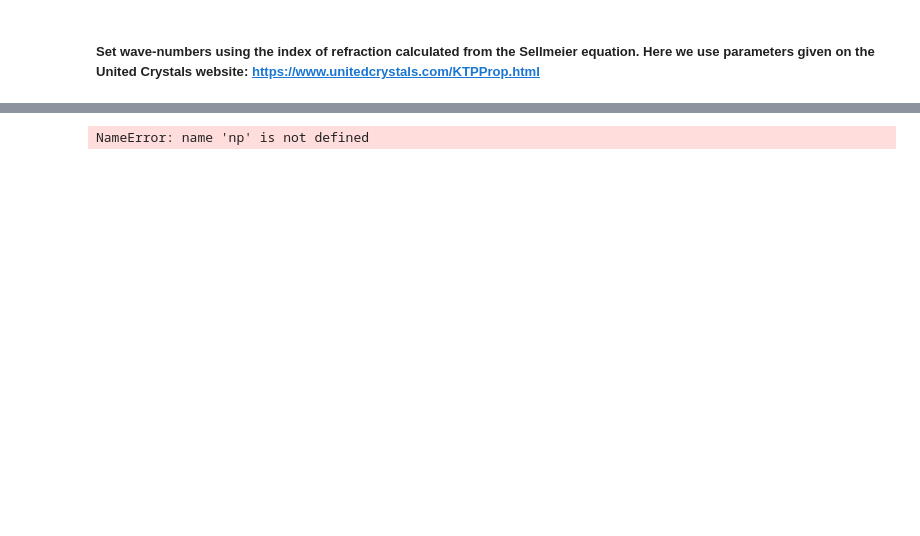
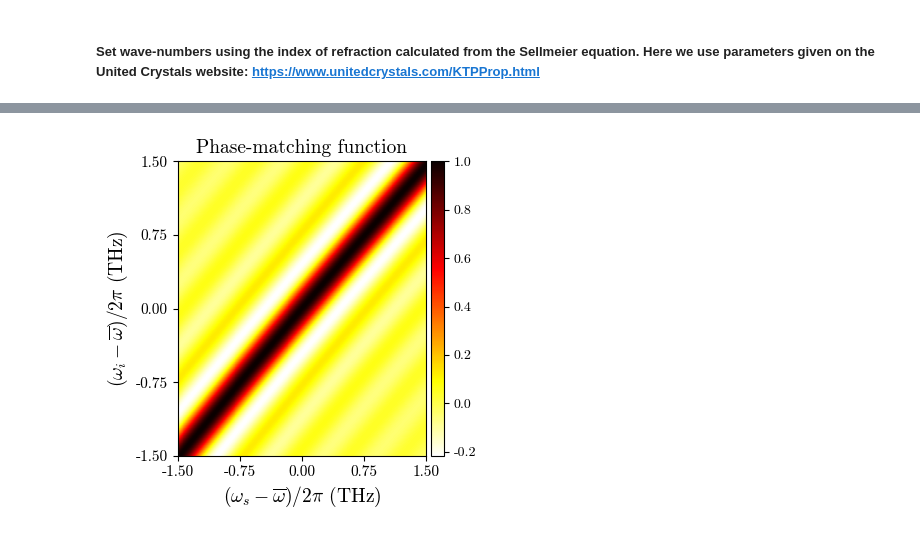
Before and after one commit to cdrago21/spectral-hom, a Jupyter notebook: examples/KTPCrystalExample.ipynb, the cells around one changed output, grey strips where cells are left out. Drawn from its saved outputs; the diff is of its cells as text; code cells hidden in the pictures; blank space fills up the shorter version.

```diff
--- a/examples/KTPCrystalExample.ipynb
+++ b/examples/KTPCrystalExample.ipynb
@@ -79,36 +87,34 @@ alpha = pump(WS_range, WI_range)
 # %%
 # check range of frequencies by plotting phase-matching function
 
 ticks_s = np.linspace(np.round(np.min((ws_range - omega_s_0) * 1e-12 / twopi), 2),
                       np.round(np.max((ws_range - omega_s_0) * 1e-12 / twopi), 2),
                       5)
 
 ticks_i = np.linspace(np.round(np.min((wi_range - omega_i_0) * 1e-12 / twopi), 2),
                       np.round(np.max((wi_range - omega_i_0) * 1e-12 / twopi), 2),
                       5)
 
 fig, ax = plt.subplots(figsize=(4, 4))
-
 im0 = ax.pcolormesh((WS_range - omega_s_0) * 1e-12 / twopi,
-                       (WI_range - omega_i_0) * 1e-12 / twopi,
-                       phase_matching_function,
-                       #shading='gouraud',
-                       shading='flat',
-                       vmin=phase_matching_function.min(),
-                       vmax=phase_matching_function.max(),
-                       cmap='hot_r')
+                    (WI_range - omega_i_0) * 1e-12 / twopi,
+                    phase_matching_function,
+                    #shading='gouraud',
+                    #shading='flat',
+                    vmin=phase_matching_function.min(),
+                    vmax=phase_matching_function.max(),
+                    cmap='hot_r')
 ax.set_xlabel(r"$(\omega_s - \overline{\omega})/2\pi$ (THz)", fontsize=fs)
 ax.set_ylabel(r"$(\omega_i - \overline{\omega})/2\pi$ (THz)", fontsize=fs)
 ax.set_title(r"Phase-matching function", fontsize=fs)
 ax.tick_params(axis='both', labelsize=ts)
 ax.set_yticks(ticks_s)
 ax.set_xticks(ticks_i)
-
 plt.colorbar(im0, cax=make_axes_locatable(ax).append_axes("right", size="5%", pad=0.05))
 plt.tight_layout()
 plt.show()
 # %% [output]
-NameError: name 'np' is not defined
+[figure, added]
 # %%
 # set normalized joint spectral amplitude
 
```
Also changed, not shown: parts of 12 cells of this notebook, 2 other files.
